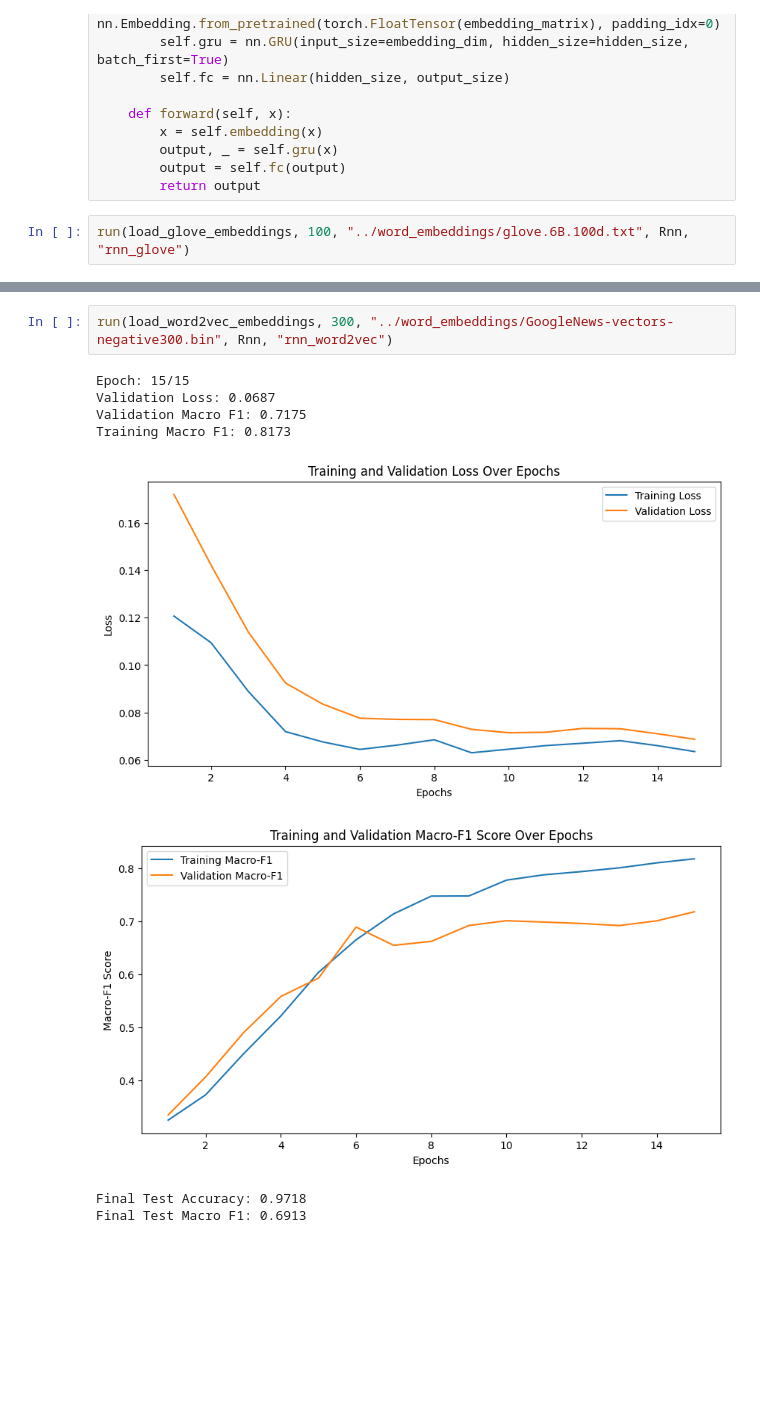
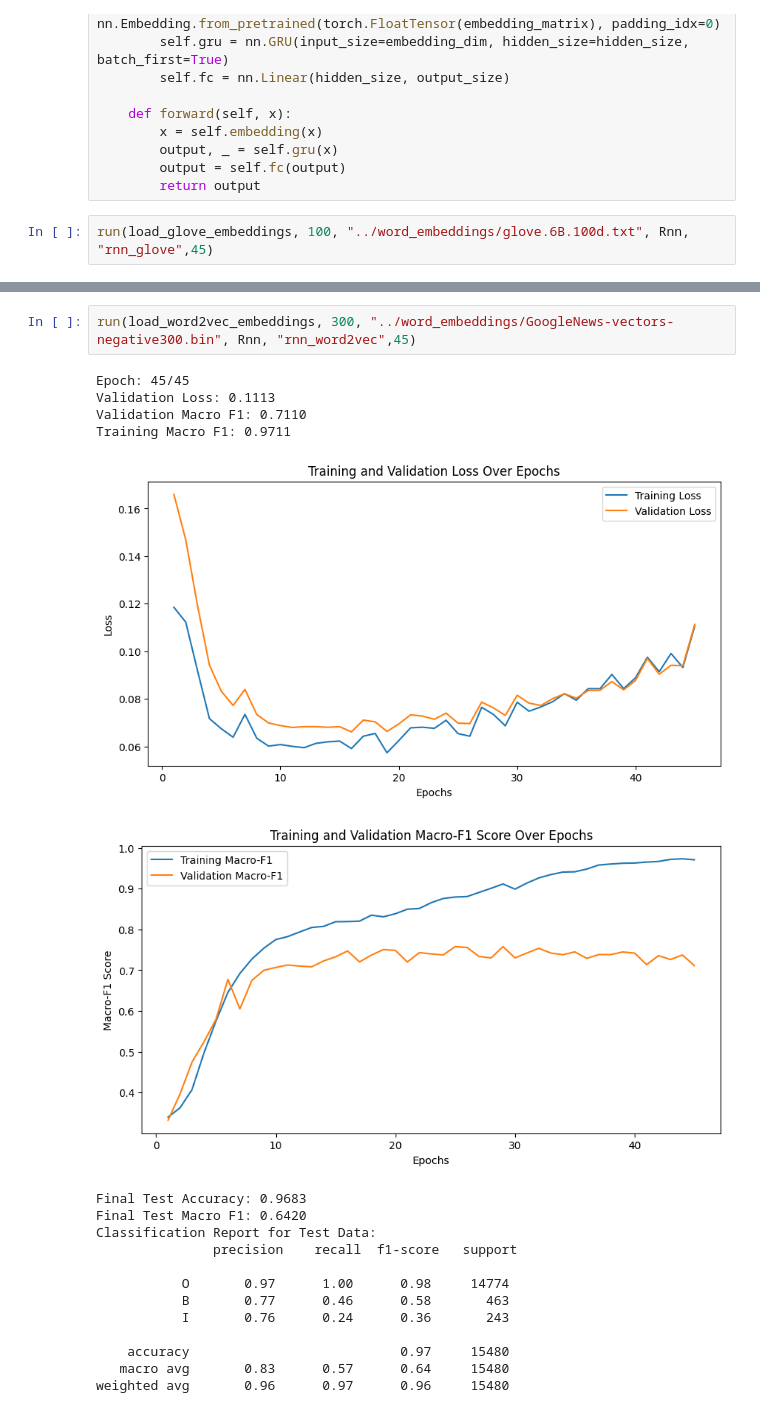
Before and after one commit to hyouteki/lanat, a Jupyter notebook: bio_encoding/dataset_2/models.ipynb, the cells around one changed output, grey strips where cells are left out. Saved outputs shown, nothing was run; the diff lists cells and outputs as text; blank space fills up the shorter version.

```diff
--- a/bio_encoding/dataset_2/models.ipynb
+++ b/bio_encoding/dataset_2/models.ipynb
@@ -73,5 +73,5 @@ class Gru(nn.Module):
         output = self.fc(output)
         return output
 # %%
-run(load_glove_embeddings, 100, "../word_embeddings/glove.6B.100d.txt", Rnn, "rnn_glove")
+run(load_glove_embeddings, 100, "../word_embeddings/glove.6B.100d.txt", Rnn, "rnn_glove",45)
 # %% [output]
@@ -86,12 +96,22 @@ Final Test Macro F1: 0.6513
 # %%
-run(load_word2vec_embeddings, 300, "../word_embeddings/GoogleNews-vectors-negative300.bin", Rnn, "rnn_word2vec")
+run(load_word2vec_embeddings, 300, "../word_embeddings/GoogleNews-vectors-negative300.bin", Rnn, "rnn_word2vec",45)
 # %% [output]
-Epoch: 15/15
-Validation Loss: 0.0687
-Validation Macro F1: 0.7175
-Training Macro F1: 0.8173
+Epoch: 45/45
+Validation Loss: 0.1113
+Validation Macro F1: 0.7110
+Training Macro F1: 0.9711
-[figure, old version]
+[figure, new version]
-[figure, old version]
+[figure, new version]
-Final Test Accuracy: 0.9718
-Final Test Macro F1: 0.6913
+Final Test Accuracy: 0.9683
+Final Test Macro F1: 0.6420
+Classification Report for Test Data:
+               precision    recall  f1-score   support
+
+           O       0.97      1.00      0.98     14774
+           B       0.77      0.46      0.58       463
+           I       0.76      0.24      0.36       243
+
+    accuracy                           0.97     15480
+   macro avg       0.83      0.57      0.64     15480
+weighted avg       0.96      0.97      0.96     15480
 # %%
```
Also changed, not shown: parts of 5 cells of this notebook, 27 other files.
